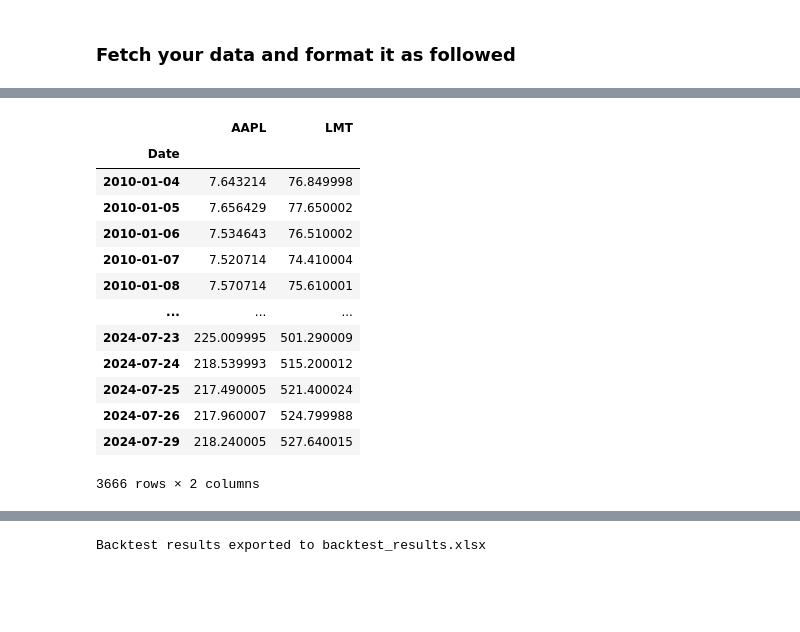
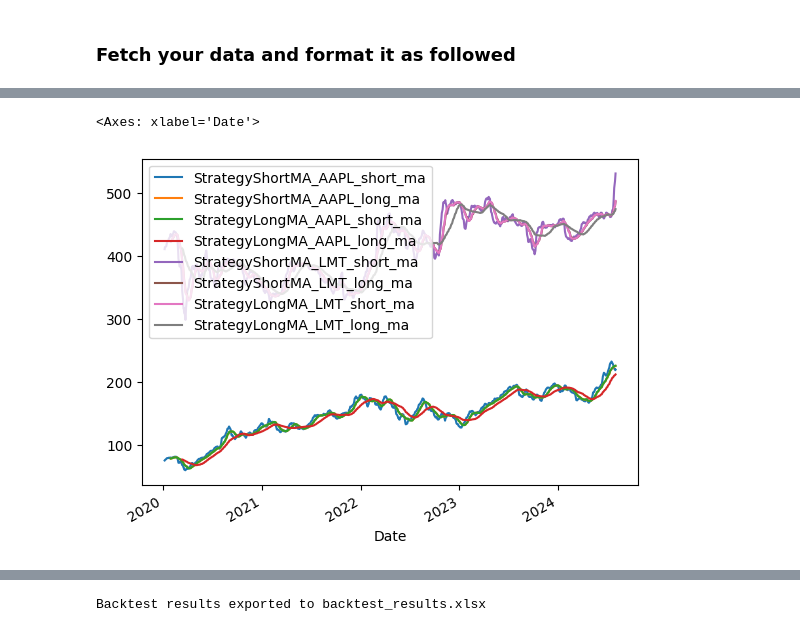
Before and after one commit to leopoldcosson/nara_trading_backtest, a Jupyter notebook: exemple.ipynb, the cells around one changed output, grey strips where cells are left out. Cells and saved outputs as stored; diff of their text form; code cells hidden in the pictures; blank space fills up the shorter version.

```diff
--- a/exemple.ipynb
+++ b/exemple.ipynb
@@ -75,19 +148,17 @@ data.plot()
-# %%
-data
-# %% [output]
-|  | AAPL | LMT |
-| Date |  |  |
-| 2010-01-04 | 7.643214 | 76.849998 |
-| 2010-01-05 | 7.656429 | 77.650002 |
-| 2010-01-06 | 7.534643 | 76.510002 |
-| 2010-01-07 | 7.520714 | 74.410004 |
-| 2010-01-08 | 7.570714 | 75.610001 |
-| ... | ... | ... |
-| 2024-07-23 | 225.009995 | 501.290009 |
-| 2024-07-24 | 218.539993 | 515.200012 |
-| 2024-07-25 | 217.490005 | 521.400024 |
-| 2024-07-26 | 217.960007 | 524.799988 |
-| 2024-07-29 | 218.240005 | 527.640015 |
-3666 rows × 2 columns
+# %%
+# Calculate moving averages and signals
+signals = pd.DataFrame(index=data.index)
+
+for ticker in tickers:
+    signals[f'StrategyShortMA_{ticker}_short_ma'] = data[ticker].rolling(window=5).mean()
+    signals[f'StrategyShortMA_{ticker}_long_ma'] = data[ticker].rolling(window=21).mean()
+    signals[f'StrategyLongMA_{ticker}_short_ma'] = data[ticker].rolling(window=20).mean()
+    signals[f'StrategyLongMA_{ticker}_long_ma'] = data[ticker].rolling(window=50).mean()
+
+# Display
+signals.plot()
+# %% [output]
+<Axes: xlabel='Date'>
+[figure, added]
 # %%
 # Initialize and run backtest
```
Also changed, not shown: parts of 9 cells of this notebook, 5 other files.
